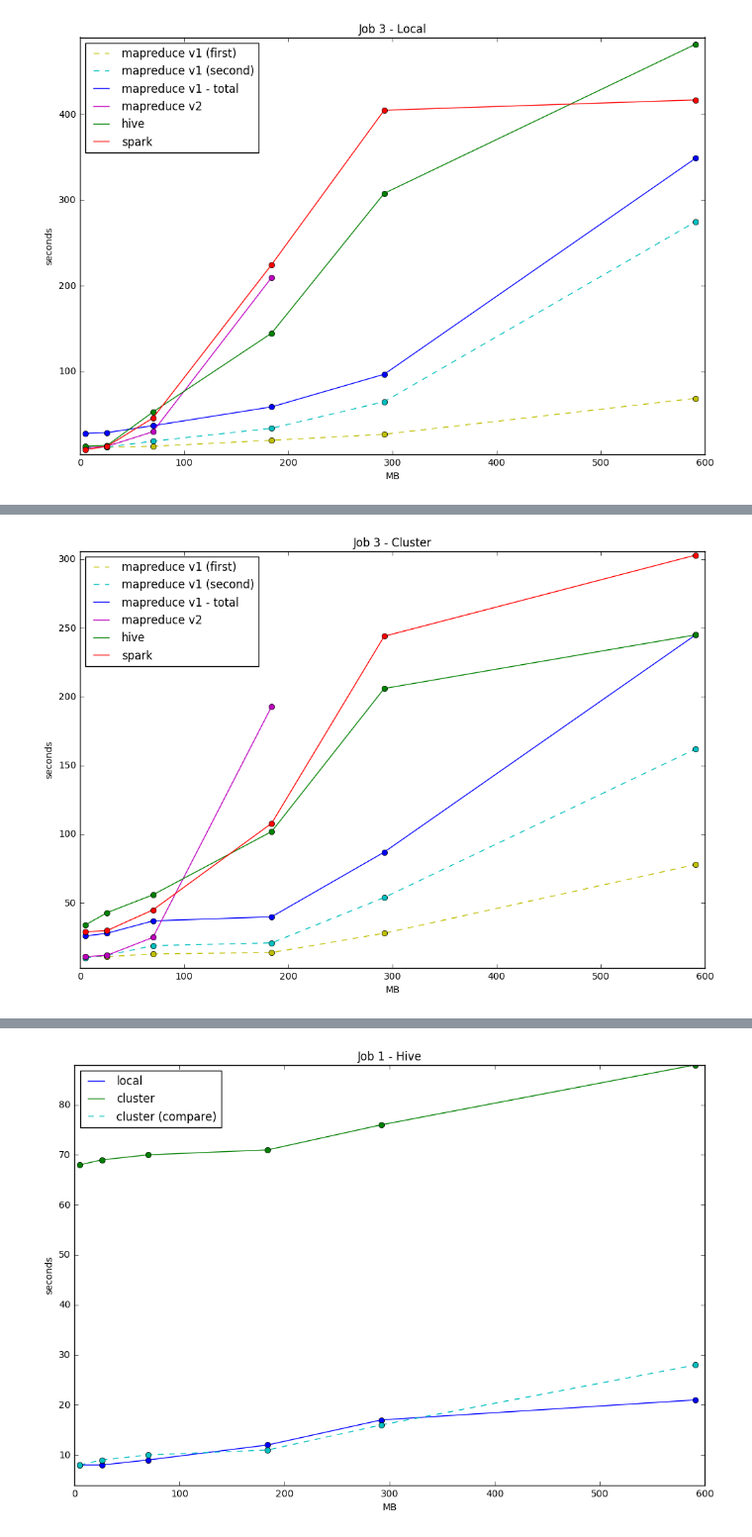
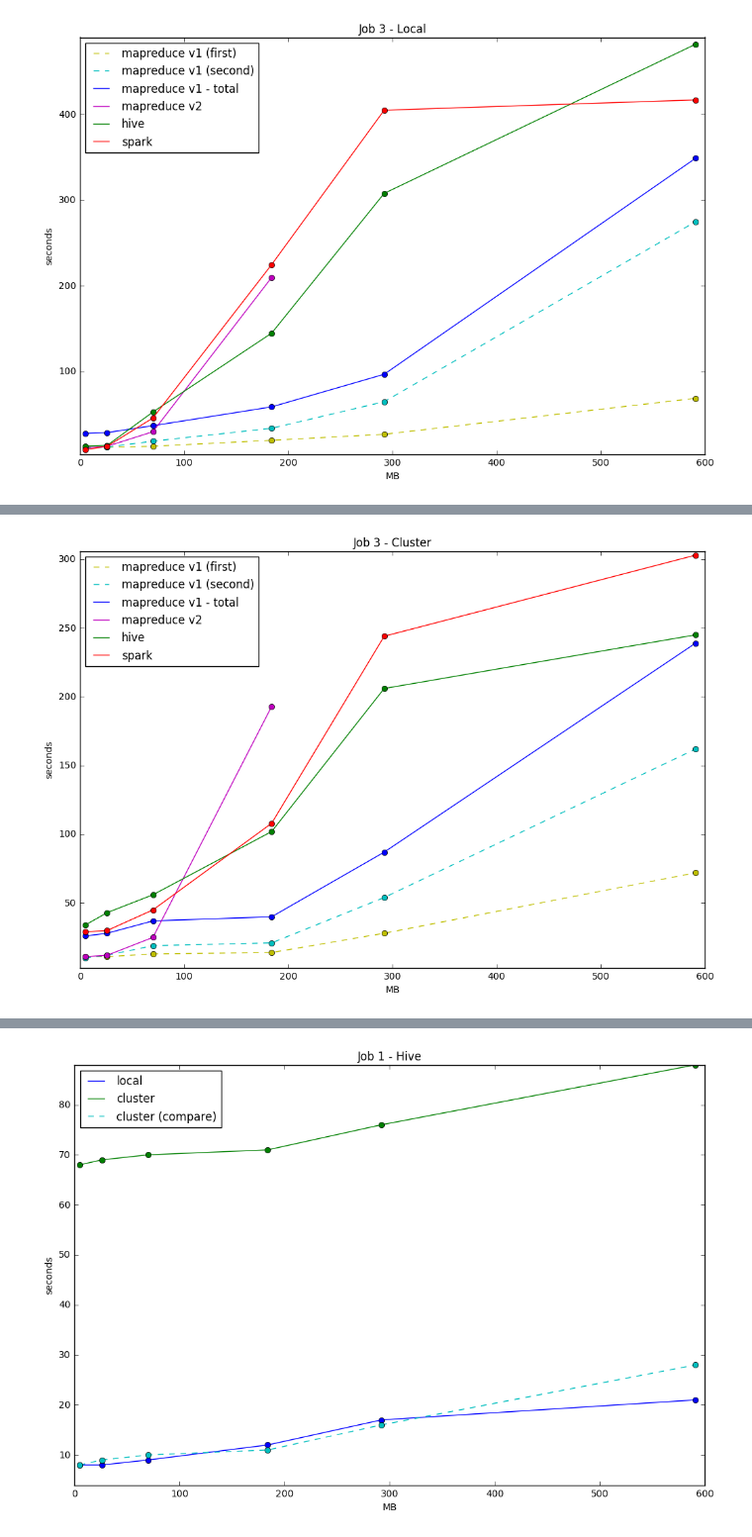
Before and after one commit to BigData-MielPops/Project1, a Jupyter notebook: plots.ipynb, the cells around one changed output, grey strips where cells are left out. Shown at 99% size. Cells and saved outputs as stored; diff of their text form; code cells hidden in the pictures.

```diff
--- a/plots.ipynb
+++ b/plots.ipynb
@@ -88,20 +88,20 @@ plot_project_data(data_x, [data_mr2C, data_hive2C, data_hive2C_no, data_spark2C]
 # %%
-data_mr31FC = [11, 11, 13, 14, 28, 78]
+data_mr31FC = [11, 11, 13, 14, 28, 72]
 data_mr31SC = [10, 12, 19, 21, 54, 162]
-data_mr31C = [11+10+5, 11+12+5, 13+19+5, 14+21+5, 28+54+5, 78+162+5]
+data_mr31C = [11+10+5, 11+12+5, 13+19+5, 14+21+5, 28+54+5, 72+162+5]
 data_mr32C = [11, 12, 25, 193]
 data_hive3C = [34, 43, 56, 102, 206, 245]
 data_spark3C = [29, 30, 45, 108, 244, 303]
 
 plot_project_data(data_x,
                   [data_mr31FC, data_mr31SC, data_mr31C, data_mr32C, data_hive3C, data_spark3C],
                   0, max_x,
                   short_colors = ['y', 'c', 'b', 'm', 'g', 'r'],
                   labels = ['mapreduce v1 (first)', 'mapreduce v1 (second)', 'mapreduce v1 - total', 'mapreduce v2', 'hive', 'spark'],
                   types = ['--', '--', '', '', '', '', ''],
                   title='Job 3 - Cluster')
 # %% [output]
-[figure, old version]
+[figure, new version]
 # %%
 plot_project_data(data_x, [data_mr1L, data_mr1C],
                   0, max_x, title='Job 1 - MapReduce',
```
Also changed, not shown: parts of 5 cells of this notebook, 13 other files.
